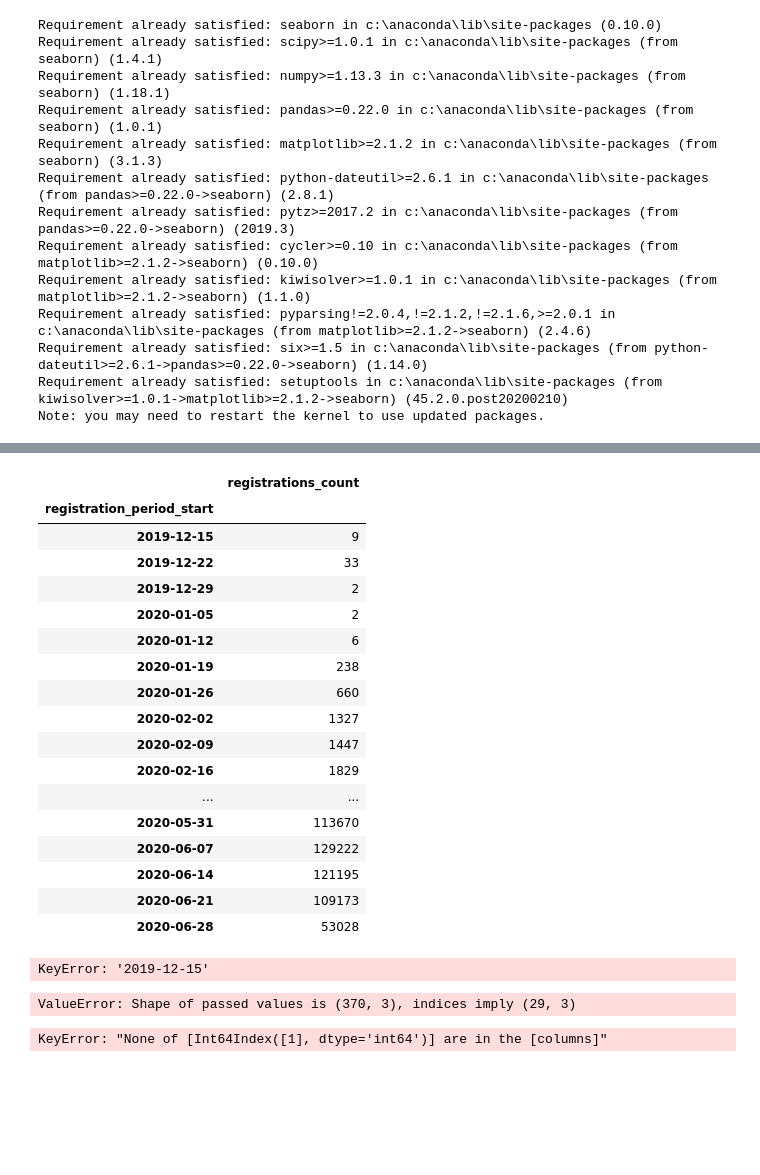
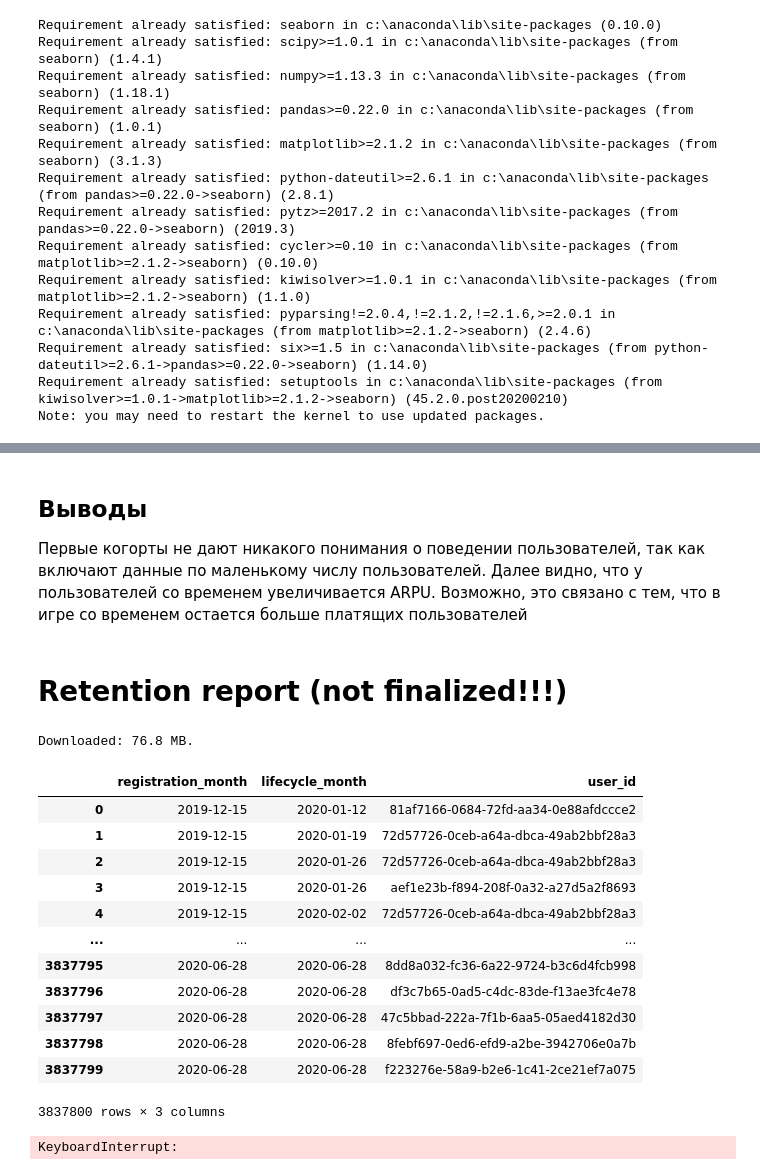
Before and after one commit to Evelinius/app-quantum-test, a Jupyter notebook: Untitled2.ipynb, the cells around one changed output, grey strips where cells are left out. Drawn from its saved outputs; the diff is of its cells as text; code cells hidden in the pictures; blank space fills up the shorter version.

Commit message:
Доработка ARPU и начало работы над Retention

```diff
--- a/Untitled2.ipynb
+++ b/Untitled2.ipynb
@@ -107,38 +72,27 @@ ax = sns.heatmap(df)
+# %% [markdown]
+## Выводы
+
+Первые когорты не дают никакого понимания о поведении пользователей, так как включают данные по маленькому числу пользователей. Далее видно, что у пользователей со временем увеличивается ARPU. Возможно, это связано с тем, что в игре со временем остается больше платящих пользователей
+# %% [markdown]
+# Retention report (not finalized!!!)
 # %%
-registrations_df = ch2pd.select(connection_url, registrations_report_query)
 activity_df = ch2pd.select(connection_url, activity_report_query)
+# %% [output]
+Downloaded: 76.8 MB.
-# %%
-registrations_df
-# %% [output]
-|  | registrations_count |
-| registration_period_start |  |
-| 2019-12-15 | 9 |
-| 2019-12-22 | 33 |
-| 2019-12-29 | 2 |
-| 2020-01-05 | 2 |
-| 2020-01-12 | 6 |
-| 2020-01-19 | 238 |
-| 2020-01-26 | 660 |
-| 2020-02-02 | 1327 |
-| 2020-02-09 | 1447 |
-| 2020-02-16 | 1829 |
-| ... | ... |
-| 2020-05-31 | 113670 |
-| 2020-06-07 | 129222 |
-| 2020-06-14 | 121195 |
-| 2020-06-21 | 109173 |
-| 2020-06-28 | 53028 |
-# %%
-for i, row in registrations_df.iterrows():
-    activity_df[i]['registrations'] = row['registrations_count']
-# %% [output]
-KeyError: '2019-12-15'
-# %%
-retention = pd.concat([registrations_df, activity_df], axis=1, join='outer')
-# %% [output]
-ValueError: Shape of passed values is (370, 3), indices imply (29, 3)
-# %%
-for i, row in activity_df.iterrows():
-    registrations_df[row['registration_period_start']]['actice_users_count'] = row['actice_users_count']
-# %% [output]
-KeyError: "None of [Int64Index([1], dtype='int64')] are in the [columns]"
+# %%
+cohort_users = activity_df[['registration_month', 'user_id']]
+cohort_users = cohort_users.drop_duplicates()
+# %% [output]
+|  | registration_month | lifecycle_month | user_id |
+| 0 | 2019-12-15 | 2020-01-12 | 81af7166-0684-72fd-aa34-0e88afdccce2 |
+| 1 | 2019-12-15 | 2020-01-19 | 72d57726-0ceb-a64a-dbca-49ab2bbf28a3 |
+| 2 | 2019-12-15 | 2020-01-26 | 72d57726-0ceb-a64a-dbca-49ab2bbf28a3 |
+| 3 | 2019-12-15 | 2020-01-26 | aef1e23b-f894-208f-0a32-a27d5a2f8693 |
+| 4 | 2019-12-15 | 2020-02-02 | 72d57726-0ceb-a64a-dbca-49ab2bbf28a3 |
+| ... | ... | ... | ... |
+| 3837795 | 2020-06-28 | 2020-06-28 | 8dd8a032-fc36-6a22-9724-b3c6d4fcb998 |
+| 3837796 | 2020-06-28 | 2020-06-28 | df3c7b65-0ad5-c4dc-83de-f13ae3fc4e78 |
+| 3837797 | 2020-06-28 | 2020-06-28 | 47c5bbad-222a-7f1b-6aa5-05aed4182d30 |
+| 3837798 | 2020-06-28 | 2020-06-28 | 8febf697-0ed6-efd9-a2be-3942706e0a7b |
+| 3837799 | 2020-06-28 | 2020-06-28 | f223276e-58a9-b2e6-1c41-2ce21ef7a075 |
+3837800 rows × 3 columns
@@ -144,0 +107,8 @@ KeyError: "None of [Int64Index([1], dtype='int64')] are in the [columns]"
+# %%
+for i, row in retention_matrix.iterrows():
+    for index, value in retention_matrix[i].items():
+        active_users_count = len(list(filter(lambda u: not user_retendations(i, index, u).empty, all_users)))
+        print(active_users_count)
+        retention_matrix[row][index] = 1
+# %% [output]
+KeyboardInterrupt:
```
Also changed, not shown: parts of 21 cells of this notebook.
